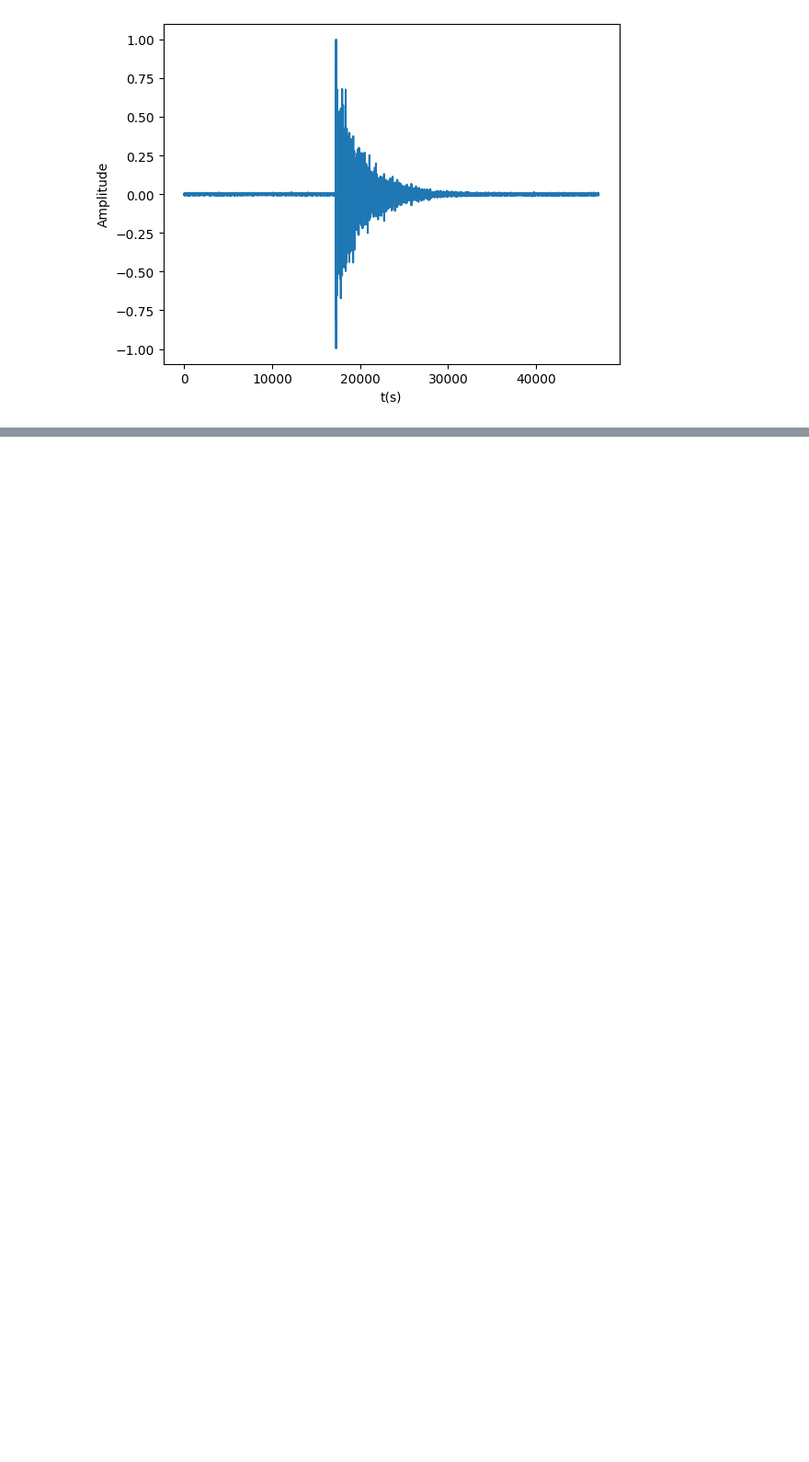
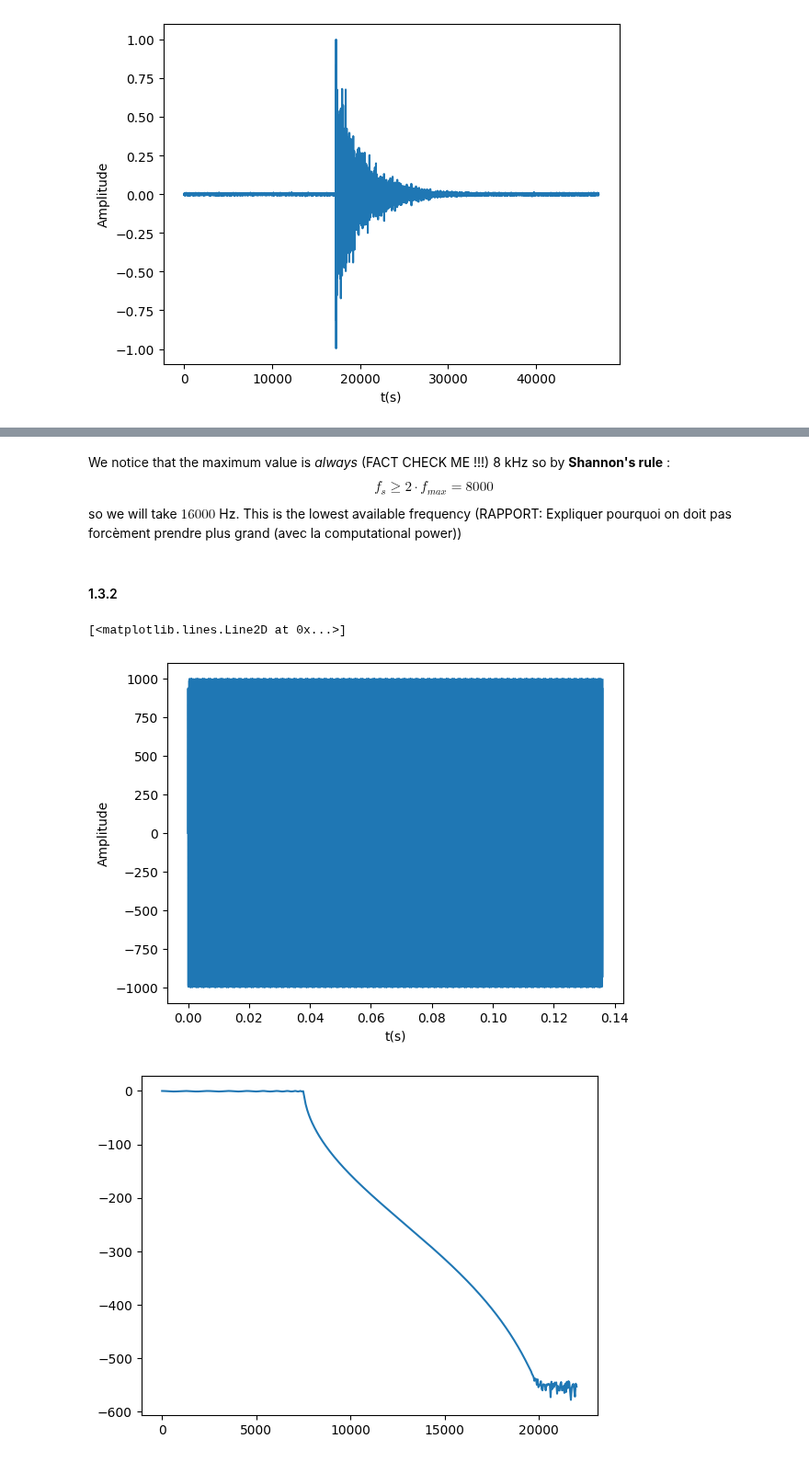
Before and after one commit to PizzaManStarted/projet_signal, a Jupyter notebook: code.ipynb, the cells around one changed output, grey strips where cells are left out. Shown at 92% size. Drawn from its saved outputs; the diff is of its cells as text; code cells hidden in the pictures; blank space fills up the shorter version.

```diff
--- a/code.ipynb
+++ b/code.ipynb
@@ -158,0 +157,46 @@ x = plt.specgram(normalise(data), Fs=f)
+# %% [markdown]
+We notice that the maximum value is *always* (FACT CHECK ME !!!) 8 kHz so by **Shannon's rule** : $$f_s \geq 2 \cdot f_{max} = 8000$$ so we will take $16000$ Hz.
+This is the lowest available frequency (RAPPORT: Expliquer pourquoi on doit pas forcèment prendre plus grand (avec la computational power))
+# %% [markdown]
+#### 1.3.2
+# %%
+def create_filter_cheby(wp, ws, gpass, gstop, fs):
+    N, wn = signal.cheb1ord(wp, ws, gpass, gstop, fs=fs)
+    return signal.cheby1(N, gpass, wn, "low", False, fs=fs) # lowpass because we need to filter out frequencies above a certain threshold
+
+def create_filter_cauer(wp, ws, gpass, gstop, fs):
+    N, wn = signal.ellipord(wp, ws, gpass, gstop, fs=fs)
+    return signal.ellip(N, gpass, gstop, wn, 'low', False, fs=fs) # TODO: Explain this line (from previous report !!!!)
+
+
+
+#w,h = signal.freqz(b_pb, a_pb, fs=400)
+#plt.figure()
+#
+#plt.plot(w, np.abs(h))
+
+
+t, sin_samples = create_sine_wave(8500, 1000, 44100, 6000)
+
+
+#sin_samples = normalise(sin_samples)
+plot_sin(sin_samples, t)
+plt.figure()
+freq_max = 8000
+freq_min = 7500
+
+
+
+
+(B, A) = create_filter_cheby(freq_min, freq_max,  1 ,  60 , 44100)
+
+
+w_a, h_a = signal.freqz(B,A, fs= 44100)
+
+
+
+plt.plot(w_a, 20 * np.log10(np.abs(h_a)))
+# %% [output]
+[<matplotlib.lines.Line2D at 0x...>]
+[figure, added]
+[figure, added]
```
Also changed, not shown: parts of 4 cells of this notebook, 1 other file.
